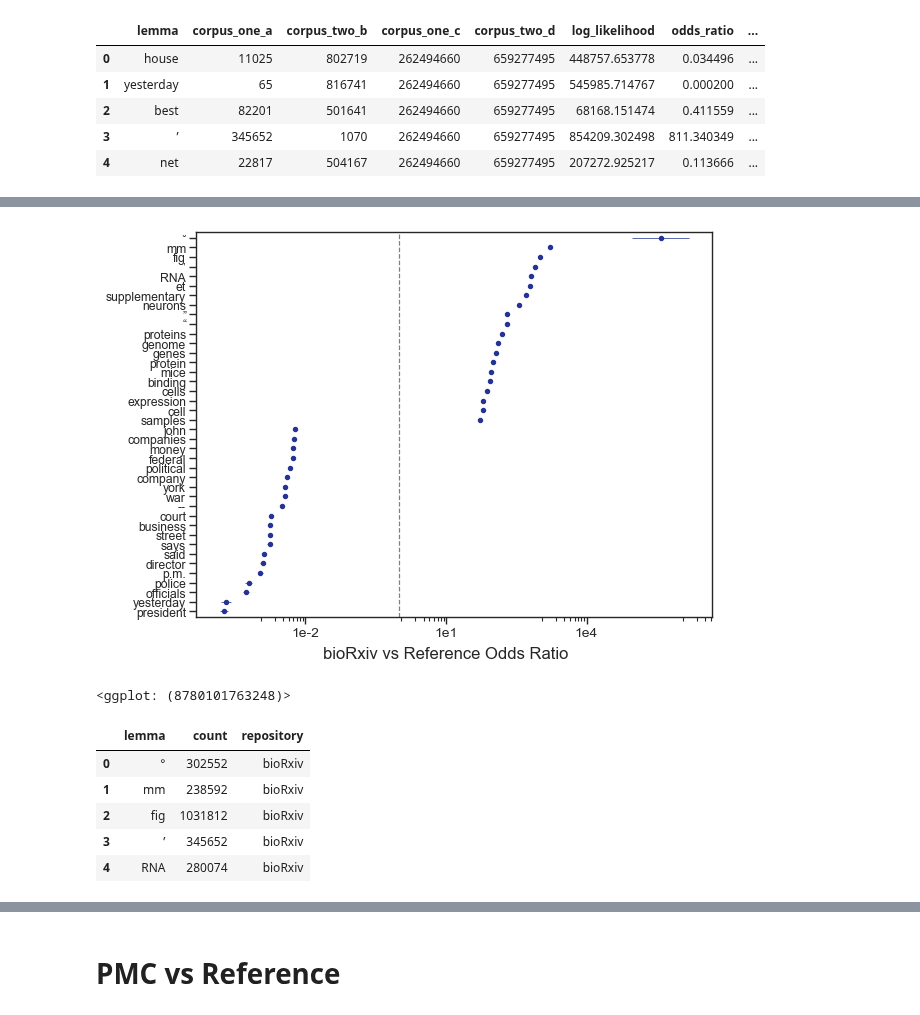
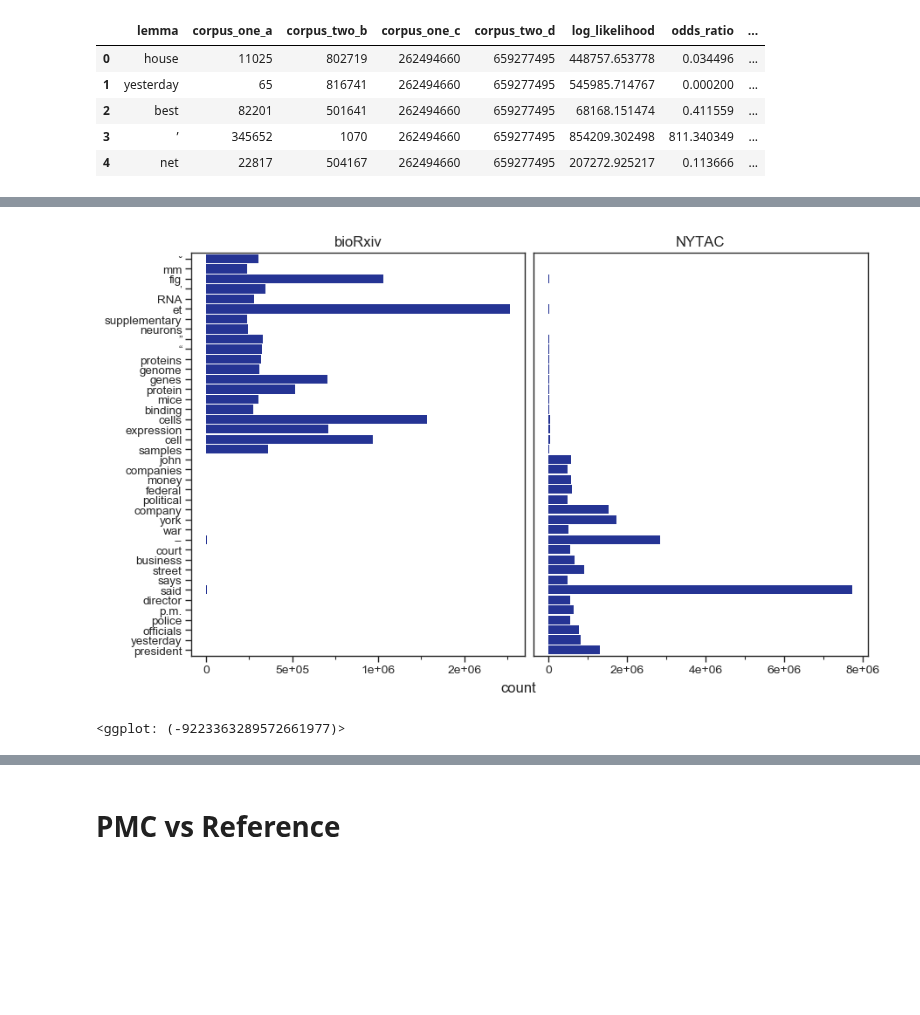
Before and after one commit to greenelab/annorxiver, a Jupyter notebook: biorxiv/corpora_comparison/figure_generator.ipynb, the cells around one changed output, grey strips where cells are left out. Drawn from its saved outputs; the diff is of its cells as text; code cells hidden in the pictures; blank space fills up the shorter version.

```diff
--- a/biorxiv/corpora_comparison/figure_generator.ipynb
+++ b/biorxiv/corpora_comparison/figure_generator.ipynb
@@ -203,6 +305,11 @@ plot_df = (
         .tail(subset)
     )
     .replace('rna', 'RNA')
+    .assign(
+        odds_ratio=lambda x: x.odds_ratio.apply(lambda x: np.log2(x)),
+        lower_odds=lambda x: x.lower_odds.apply(lambda x: np.log2(x)),
+        upper_odds=lambda x: x.upper_odds.apply(lambda x: np.log2(x))
+    )
 )
 plot_df.head()
 # %% [output]
@@ -214,0 +402,13 @@ plot_df.head()
+# %%
+count_plot_df = (
+    create_lemma_count_df(
+        plot_df, 'bioRxiv', 'NYTAC'
+    )
+    .assign(
+        repository = lambda x: pd.Categorical(
+            x.repository.tolist(),
+            categories=["bioRxiv", "NYTAC"]
+        )
+    )
+)
+count_plot_df.head()
@@ -215,19 +422,7 @@ plot_df.head()
 # %%
-g = plot_pointplot(plot_df, "bioRxiv vs Reference Odds Ratio", True)
-g.save("output/svg_files/biorxiv_nytac_frequency_odds.svg", dpi=75)
+g = plot_bargraph(count_plot_df, plot_df)
+g.save("output/svg_files/biorxiv_nytac_frequency_bar.svg")
 print(g)
 # %% [output]
-[figure, old version]
+[figure, new version]
-<ggplot: (8780101763248)>
+<ggplot: (-9223363289572661977)>
-# %%
-count_plot_df = create_lemma_count_df(
-    plot_df, 'bioRxiv', 'reference'
-)
-count_plot_df.head()
-# %% [output]
-|  | lemma | count | repository |
-| 0 | ° | 302552 | bioRxiv |
-| 1 | mm | 238592 | bioRxiv |
-| 2 | fig | 1031812 | bioRxiv |
-| 3 | ’ | 345652 | bioRxiv |
-| 4 | RNA | 280074 | bioRxiv |
```
Also changed, not shown: parts of 26 cells of this notebook, 39 other files.
